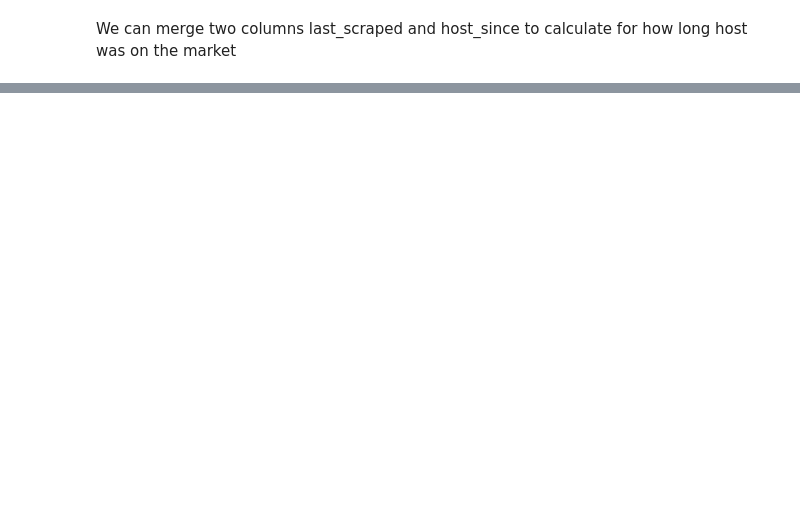
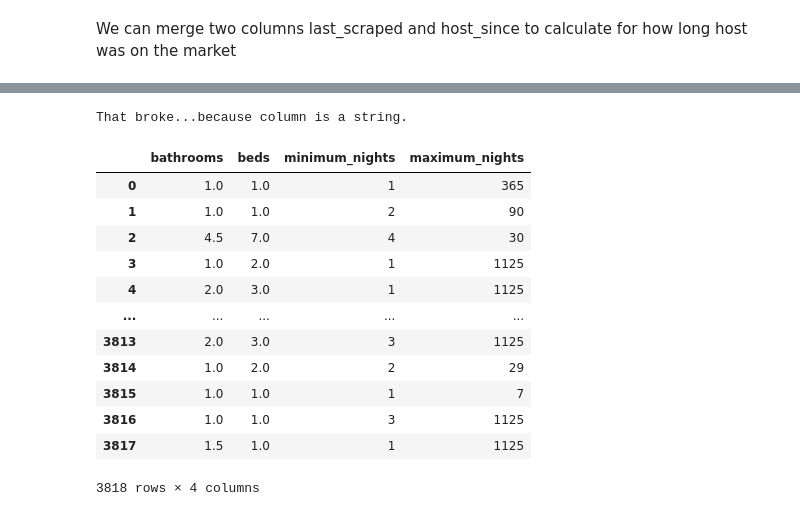
Before and after one commit to Olek-ua/Seattle_Project, a Jupyter notebook: Data Preparation - Seatle AirBnB.ipynb, the cells around one changed output, grey strips where cells are left out. Saved outputs shown, nothing was run; the diff lists cells and outputs as text; code cells hidden in the pictures; blank space fills up the shorter version.

```diff
--- a/Data Preparation - Seatle AirBnB.ipynb
+++ b/Data Preparation - Seatle AirBnB.ipynb
@@ -134,3 +155,9 @@ We can merge two columns last_scraped and host_since to calculate for how long h
+# %%
+# Calculating days with abnb
+
+listings_clean_df['days_with_abnb'] = listings_clean_df['last_scraped'] - listings_clean_df['host_since']
+
+listings_clean_df['days_with_abnb'] = listings_clean_df['days_with_abnb'] / np.timedelta64(1, 'D')
 # %%
 listings_clean_df.columns
 # %% [output]
@@ -145,0 +184,5 @@ Index(['last_scraped', 'host_since', 'host_location', 'host_response_time',
+# %%
+# Now we can drop last_scraped &
+listings_clean_df = listings_clean_df.drop(columns = ['last_scraped','host_since'])
+
+listings_clean_df.head(5)
@@ -145,0 +219,6 @@ Index(['last_scraped', 'host_since', 'host_location', 'host_response_time',
+# %%
+# Removing all rows without price
+
+listings_clean_df = listings_clean_df.dropna(subset=['price'],axis=0)
+
+listings_clean_df.info()
@@ -145,0 +243,25 @@ Index(['last_scraped', 'host_since', 'host_location', 'host_response_time',
+# %%
+fill_mean = lambda col: col.fillna(col.mean())
+
+try:
+    listings_clean_df.apply(fill_mean, axis=0)
+except:
+    print('That broke...because column is a string.')
+# %% [output]
+That broke...because column is a string.
+# %%
+listings_clean_df[['bathrooms','beds','minimum_nights','maximum_nights']].apply(fill_mean, axis=0)
+# %% [output]
+|  | bathrooms | beds | minimum_nights | maximum_nights |
+| 0 | 1.0 | 1.0 | 1 | 365 |
+| 1 | 1.0 | 1.0 | 2 | 90 |
+| 2 | 4.5 | 7.0 | 4 | 30 |
+| 3 | 1.0 | 2.0 | 1 | 1125 |
+| 4 | 2.0 | 3.0 | 1 | 1125 |
+| ... | ... | ... | ... | ... |
+| 3813 | 2.0 | 3.0 | 3 | 1125 |
+| 3814 | 1.0 | 2.0 | 2 | 29 |
+| 3815 | 1.0 | 1.0 | 1 | 7 |
+| 3816 | 1.0 | 1.0 | 3 | 1125 |
+| 3817 | 1.5 | 1.0 | 1 | 1125 |
+3818 rows × 4 columns
```
Also changed, not shown: parts of 11 cells of this notebook.
